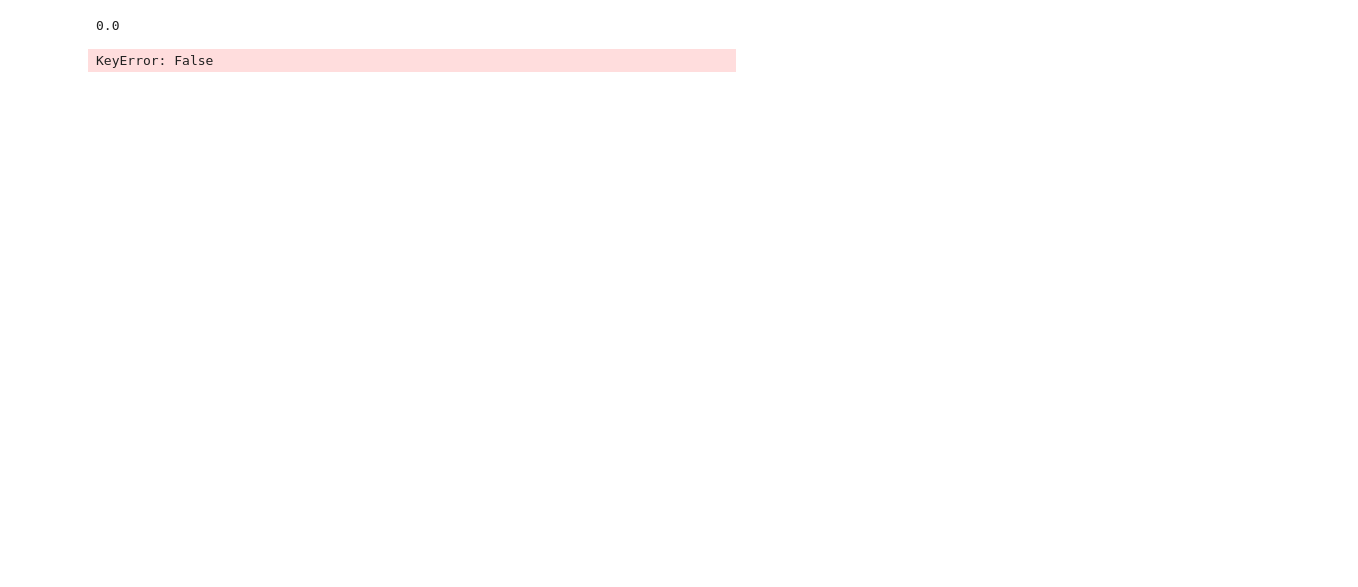
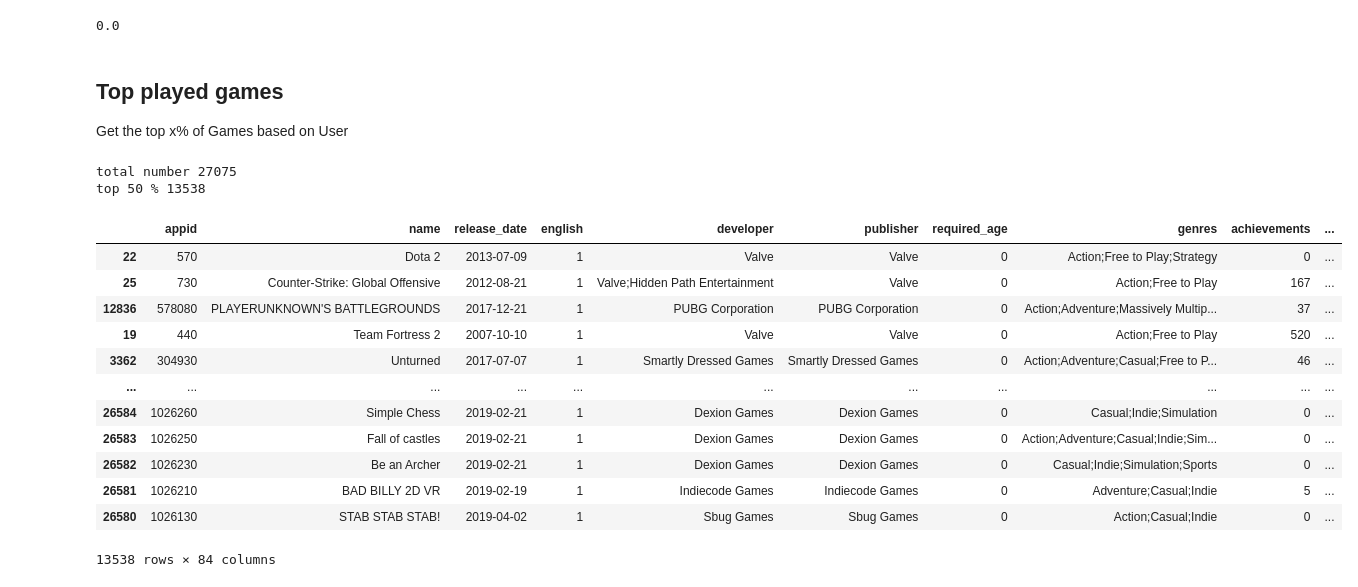
Before and after one commit to Emanum/TU_Visual_Data_Science, a Jupyter notebook: lab2/Steam-Analysis.ipynb, the cells around one changed output. Cells and saved outputs as stored; diff of their text form; code cells hidden in the pictures; blank space fills up the shorter version.

```diff
--- a/lab2/Steam-Analysis.ipynb
+++ b/lab2/Steam-Analysis.ipynb
@@ -247,7 +248,15 @@ processedDF.sort_values(by='median_playtime',ascending=False)
 processedDF['owners_low_bound'].median()
 # %% [output]
 0.0
-# %%
-pDF.loc[pDF['owners_low_bound' == 0]]
-# %% [output]
-KeyError: False
+# %% [markdown]
+## Top played games
+Get the top x% of Games based on User
+# %%
+percent = 50
+pDF.sort_values(by='owners_low_bound',ascending=False)
+numberOfTopGames = math.ceil(len(pDF.index) * percent / 100 )
+print("total number",len(pDF.index))
+print("top",percent,"%",numberOfTopGames)
+# %% [output]
+total number 27075
+top 50 % 13538
@@ -253,0 +265,16 @@ KeyError: False
+# %%
+topPDF
+# %% [output]
+|  | appid | name | release_date | english | developer | publisher | required_age | genres | achievements | ... |
+| 22 | 570 | Dota 2 | 2013-07-09 | 1 | Valve | Valve | 0 | Action;Free to Play;Strategy | 0 | ... |
+| 25 | 730 | Counter-Strike: Global Offensive | 2012-08-21 | 1 | Valve;Hidden Path Entertainment | Valve | 0 | Action;Free to Play | 167 | ... |
+| 12836 | 578080 | PLAYERUNKNOWN'S BATTLEGROUNDS | 2017-12-21 | 1 | PUBG Corporation | PUBG Corporation | 0 | Action;Adventure;Massively Multip... | 37 | ... |
+| 19 | 440 | Team Fortress 2 | 2007-10-10 | 1 | Valve | Valve | 0 | Action;Free to Play | 520 | ... |
+| 3362 | 304930 | Unturned | 2017-07-07 | 1 | Smartly Dressed Games | Smartly Dressed Games | 0 | Action;Adventure;Casual;Free to P... | 46 | ... |
+| ... | ... | ... | ... | ... | ... | ... | ... | ... | ... | ... |
+| 26584 | 1026260 | Simple Chess | 2019-02-21 | 1 | Dexion Games | Dexion Games | 0 | Casual;Indie;Simulation | 0 | ... |
+| 26583 | 1026250 | Fall of castles | 2019-02-21 | 1 | Dexion Games | Dexion Games | 0 | Action;Adventure;Casual;Indie;Sim... | 0 | ... |
+| 26582 | 1026230 | Be an Archer | 2019-02-21 | 1 | Dexion Games | Dexion Games | 0 | Casual;Indie;Simulation;Sports | 0 | ... |
+| 26581 | 1026210 | BAD BILLY 2D VR | 2019-02-19 | 1 | Indiecode Games | Indiecode Games | 0 | Adventure;Casual;Indie | 5 | ... |
+| 26580 | 1026130 | STAB STAB STAB! | 2019-04-02 | 1 | Sbug Games | Sbug Games | 0 | Action;Casual;Indie | 0 | ... |
+13538 rows × 84 columns
```
Also changed, not shown: parts of 15 cells of this notebook, 1 other file.
